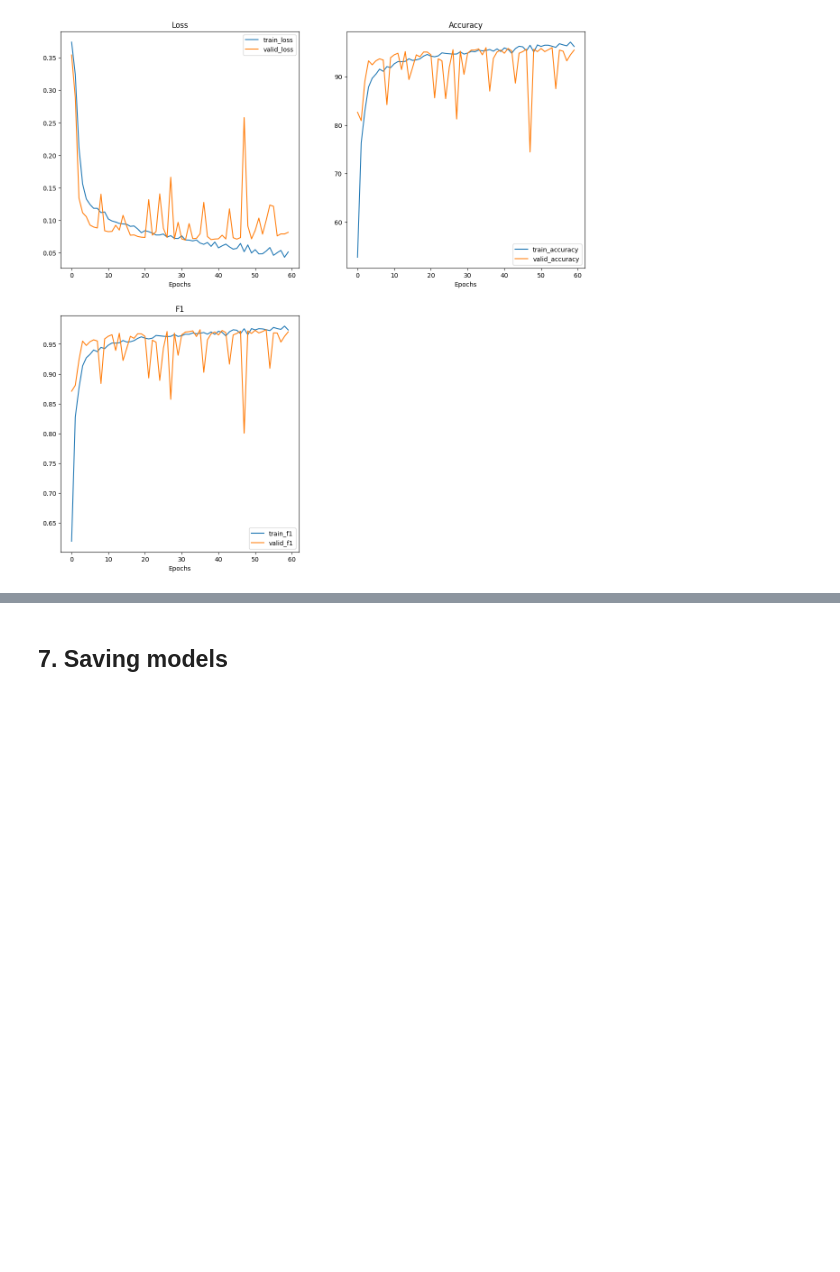
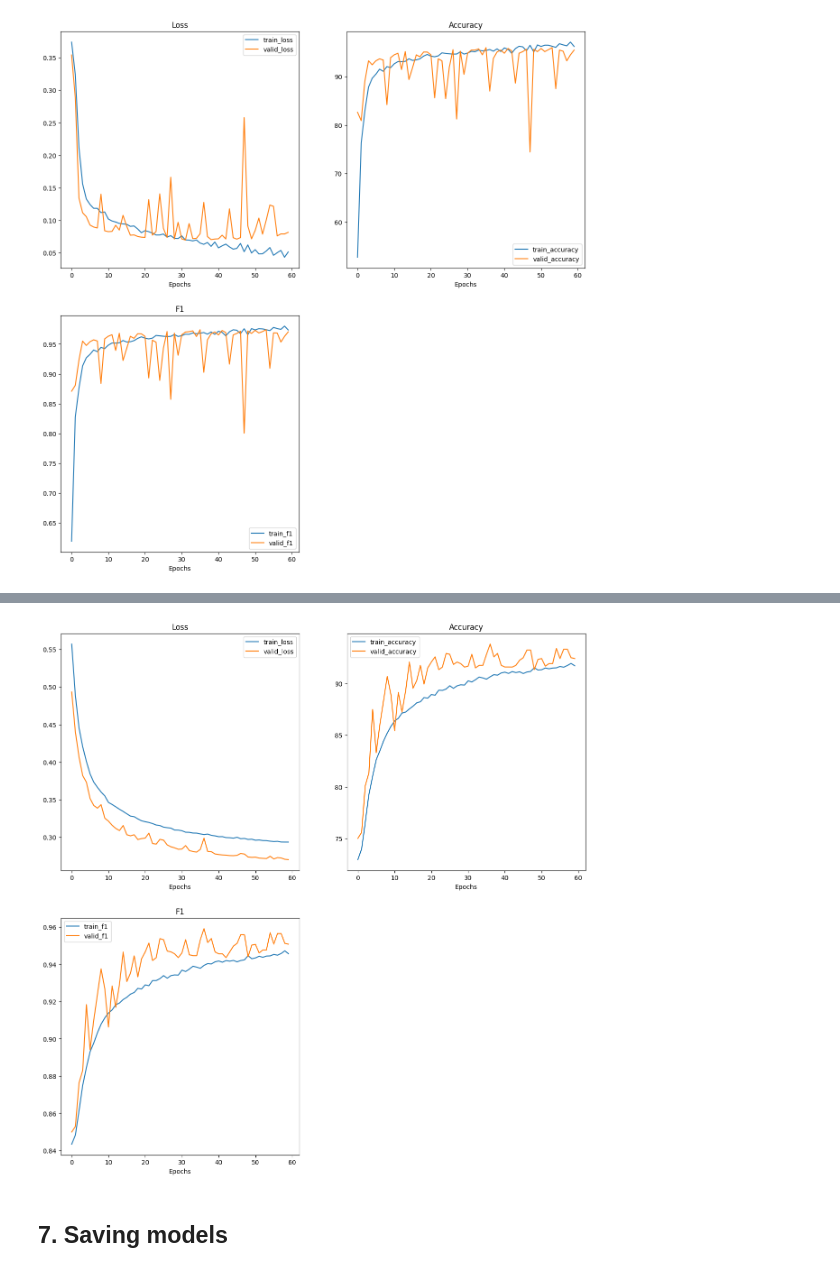
Before and after one commit to GabCopetti/Chest-X-Rays-Binary-Classification, a Jupyter notebook: Chest_XRays_Training_and_Evaluation_BatchSize64.ipynb, the cells around one changed output, grey strips where cells are left out. Cells and saved outputs as stored; diff of their text form; code cells hidden in the pictures; blank space fills up the shorter version.

```diff
--- a/Chest_XRays_Training_and_Evaluation_BatchSize64.ipynb
+++ b/Chest_XRays_Training_and_Evaluation_BatchSize64.ipynb
@@ -1258,0 +1319,11 @@ plot_loss_curves(model_25b_results)
+# %%
+# Linear + ReLU
+torch.manual_seed(42)
+
+# Number of linear layers: 2
+# Number of hidden units: 10
+model_28b = XRAYS_linear2ReLU(input_shape=409600, # one for every pixel
+    hidden_units=10, # how many filters
+    output_shape=1
+)
+model_28b.to(device)
@@ -1258,0 +1340,2 @@ plot_loss_curves(model_25b_results)
+# %%
+optimizer_28b = torch.optim.SGD(params=model_28b.parameters(), lr=0.0001, weight_decay=0.1)
@@ -1258,0 +1415,16 @@ plot_loss_curves(model_25b_results)
+# %%
+# Set random seeds
+torch.manual_seed(42)
+torch.cuda.manual_seed(42)
+
+# Linear + ReLU
+# Number of hidden units: 10
+# L2 Regularization
+# No class weight
+# Train model
+model_28b_results = train(model=model_28b,
+                        train_dataloader=train_dataloader,
+                        valid_dataloader=valid_dataloader,
+                        optimizer=optimizer_28b,
+                        loss_fn=loss_fn,
+                        epochs=NUM_EPOCHS)
@@ -1259,3 +1541,11 @@ plot_loss_curves(model_25b_results)
+# %%
+# Linear + ReLU
+# Number of hidden units: 10
+# L2 Regularization
+# No class weight
+plot_loss_curves(model_28b_results)
+# %% [output]
+[figure, added]
 # %% [markdown]
 ## 7. Saving models
 # %%
```
Also changed, not shown: parts of 44 cells of this notebook.
